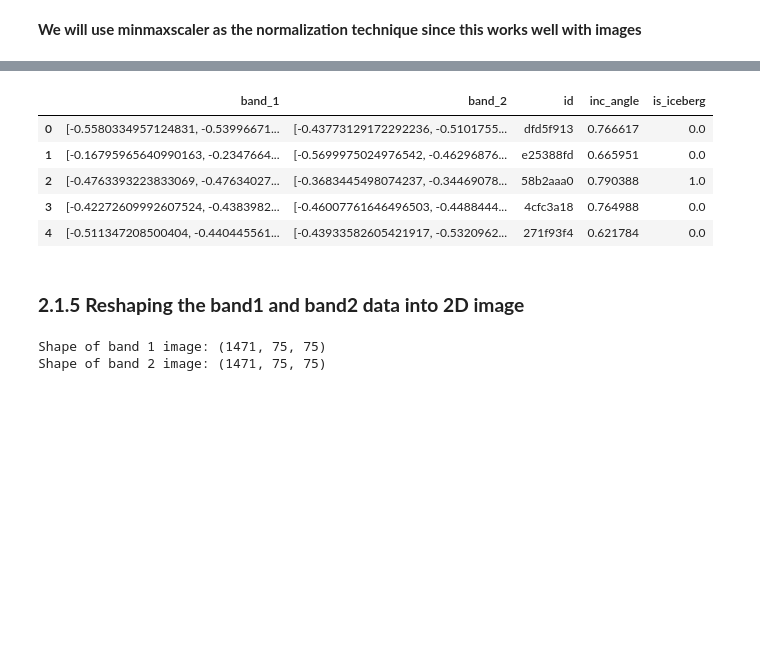
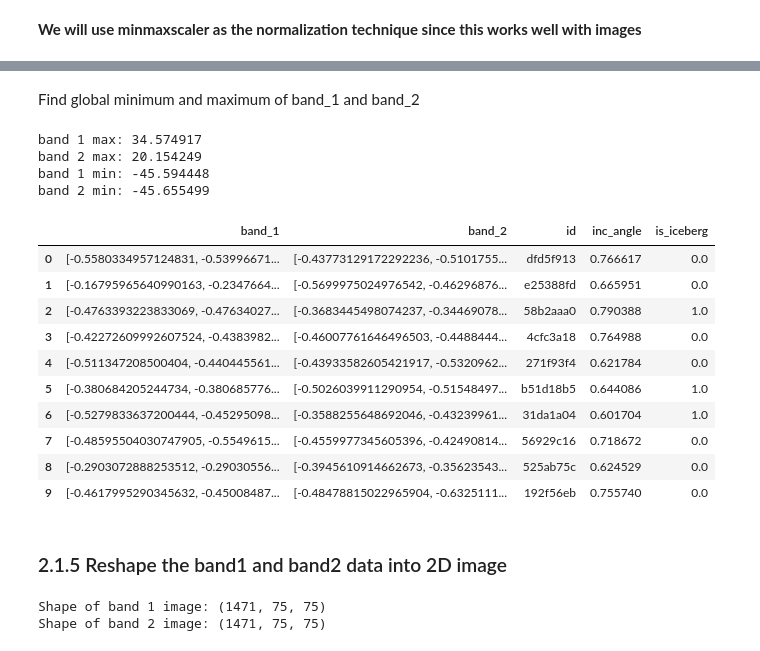
Before and after one commit to itratrahman/machine_learning_projects, a Jupyter notebook: icebergclassifierchallenge/models/inception_with_batch_normalization.ipynb, the cells around one changed output, grey strips where cells are left out. Drawn from its saved outputs; the diff is of its cells as text; code cells hidden in the pictures; blank space fills up the shorter version.

```diff
--- a/icebergclassifierchallenge/models/inception_with_batch_normalization.ipynb
+++ b/icebergclassifierchallenge/models/inception_with_batch_normalization.ipynb
@@ -92,7 +104,7 @@ Name: inc_angle, dtype: float64
 # %%
 def find_missing_data(series, shape):
 
-    '''function which return the count and the index of mismatched data'''
+    '''function which return the count and the index of missing data'''
     count = 0
     missing_list = []
     for i,x in enumerate(series):
@@ -206,17 +203,38 @@ def min_max_scaler(vector, minimum, maximum, global_min, global_max):
+# %% [markdown]
+Find global minimum and maximum of band_1 and band_2
+# %%
+band_1_max = max_finder(data['band_1'])
+band_2_max = max_finder(data['band_2'])
+band_1_min = min_finder(data['band_1'])
+band_2_min = min_finder(data['band_2'])
+print("band 1 max:",band_1_max)
+print("band 2 max:",band_2_max)
+print("band 1 min:",band_1_min)
+print("band 2 min:",band_2_min)
+# %% [output]
+band 1 max: 34.574917
+band 2 max: 20.154249
+band 1 min: -45.594448
+band 2 min: -45.655499
 # %%
 data['band_1'] = data['band_1'].apply(min_max_scaler, args = (-1,1,band_1_min,band_1_max))
 data['band_2'] = data['band_2'].apply(min_max_scaler, args = (-1,1,band_2_min,band_2_max))
 # %%
-data.head(5)
+data.head(10)
 # %% [output]
 |  | band_1 | band_2 | id | inc_angle | is_iceberg |
 | 0 | [-0.5580334957124831, -0.53996671... | [-0.43773129172292236, -0.5101755... | dfd5f913 | 0.766617 | 0.0 |
 | 1 | [-0.16795965640990163, -0.2347664... | [-0.5699975024976542, -0.46296876... | e25388fd | 0.665951 | 0.0 |
 | 2 | [-0.4763393223833069, -0.47634027... | [-0.3683445498074237, -0.34469078... | 58b2aaa0 | 0.790388 | 1.0 |
 | 3 | [-0.42272609992607524, -0.4383982... | [-0.46007761646496503, -0.4488444... | 4cfc3a18 | 0.764988 | 0.0 |
 | 4 | [-0.511347208500404, -0.440445561... | [-0.43933582605421917, -0.5320962... | 271f93f4 | 0.621784 | 0.0 |
+| 5 | [-0.380684205244734, -0.380685776... | [-0.5026039911290954, -0.51548497... | b51d18b5 | 0.644086 | 1.0 |
+| 6 | [-0.5279833637200444, -0.45295098... | [-0.3588255648692046, -0.43239961... | 31da1a04 | 0.601704 | 1.0 |
+| 7 | [-0.48595504030747905, -0.5549615... | [-0.4559977345605396, -0.42490814... | 56929c16 | 0.718672 | 0.0 |
+| 8 | [-0.2903072888253512, -0.29030556... | [-0.3945610914662673, -0.35623543... | 525ab75c | 0.624529 | 0.0 |
+| 9 | [-0.4617995290345632, -0.45008487... | [-0.48478815022965904, -0.6325111... | 192f56eb | 0.755740 | 0.0 |
 # %% [markdown]
-### **2.1.5 Reshaping the band1 and band2 data into 2D image**
+### 2.1.5 Reshape the band1 and band2 data into 2D image
 # %%
 band_1 = np.array([np.array(band).astype(np.float32).reshape(75, 75) for band in data["band_1"]])
 band_2 = np.array([np.array(band).astype(np.float32).reshape(75, 75) for band in data["band_2"]])
```
Also changed, not shown: parts of 53 cells of this notebook.
